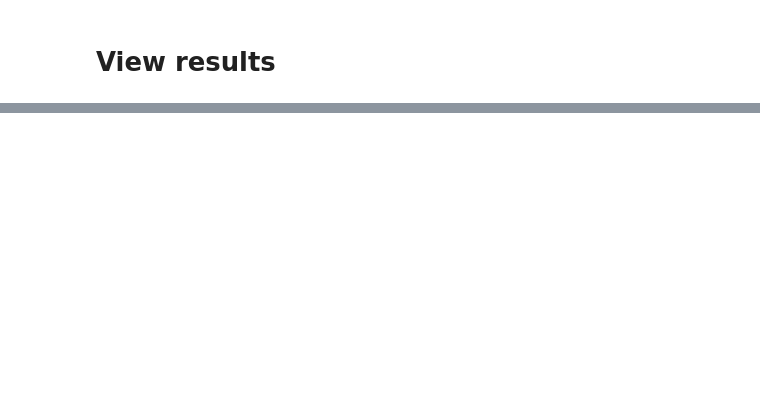
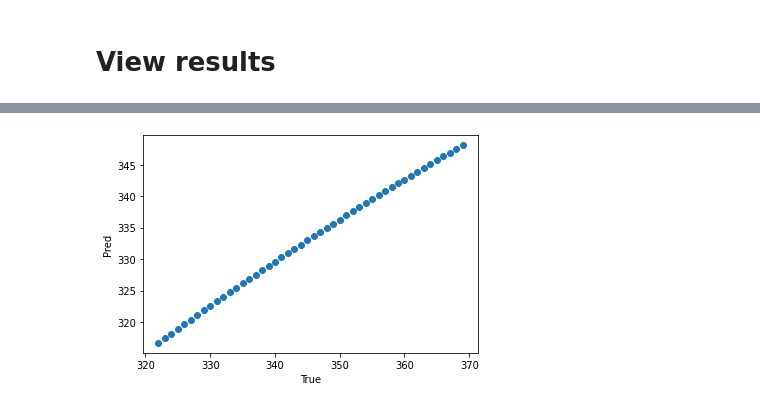
Before and after one commit to kysolvik/playa-inundation, a Jupyter notebook: playa-inundation/modeling/lstm_simplify.ipynb, the cells around one changed output, grey strips where cells are left out. Cells and saved outputs as stored; diff of their text form; code cells hidden in the pictures; blank space fills up the shorter version.

```diff
--- a/playa-inundation/modeling/lstm_simplify.ipynb
+++ b/playa-inundation/modeling/lstm_simplify.ipynb
@@ -55,8 +63,7 @@ batch_size = 2
 
 early_stopping=100000 # Set high if not needed
 # %%
-def split_by_id(x, y):
-    seq_length = np.sum((x[:,-1]==x[0,-1]))
+def split_by_id(x, y, seq_length):
     seq_starts = np.arange(0, x.shape[0], seq_length)
     x_arr = np.array([np.array(x[i:(i+seq_length)]) for i in seq_starts])
     y_arr = np.array([np.array(y[i:(i+seq_length)]) for i in seq_starts])
@@ -167,14 +177,17 @@ for t in range(num_epochs):
     # List to store all predictions
     all_train_pred = []
     all_val_pred = []
-    for x_batch, y_batch in train_loader:
+    for x_batch, y_batch, val_x_batch, val_y_batch in train_val_loader:
 
         # Clear stored gradient
         optimiser.zero_grad()
 
+        # Init hidden state
+        model.init_hidden(batch_size=x_batch.size(0))
+
         # Training: Predict and calc loss
         train_pred = model(x_batch)
-        loss = l1_loss(train_pred.view(x_batch.size(0), -1), y_batch)
+        loss = l1_loss(train_pred.view(len(train_pred), -1), y_batch)
         all_train_pred.append(train_pred)
 
         # Tracking mean loss across batches
@@ -182,19 +195,15 @@ for t in range(num_epochs):
         total_items += train_pred.shape[0]
 
 
-#         # Validation: predict and calc loss
-#         val_pred = model(val_x_batch)
-#         # Flatten to (batch_size*timesteps) x 4
-#         val_pred = val_pred.view(val_pred.shape[0]*val_pred.shape[1], 4)
-#         all_val_pred.append(val_pred)
-#         val_loss = zoib.zoib_loss(
-#             val_pred,
-#             val_y_batch.view(val_y_batch.shape[0]*val_y_batch.shape[1], 1)[:,0]  # Flatten to (batch_size*timesteps) X 1
-#         ).float()
+        # Validation: predict and calc loss
+        val_pred = model(val_x_batch)
+        val_loss = l1_loss(val_pred.view(len(val_pred), -1), val_y_batch)
 
-#         # Tracking mean loss across batches
-#         val_epoch_loss += val_pred.shape[0]*val_loss.item()
-#         val_total_items += val_pred.shape[0]
+        all_val_pred.append(val_pred)
+
+        # Tracking mean loss across batches
+        val_epoch_loss += val_pred.shape[0]*val_loss.item()
+        val_total_items += val_pred.shape[0]
 
 
         # Backward pass
@@ -207,11 +216,11 @@ for t in range(num_epochs):
     scheduler.step()
 
     epoch_loss = epoch_loss/total_items
-#     val_epoch_loss = val_epoch_loss/val_total_items
+    val_epoch_loss = val_epoch_loss/val_total_items
     loss_history.append(epoch_loss)
-#     val_loss_history.append(val_epoch_loss)
+    val_loss_history.append(val_epoch_loss)
     if t%10==0:
-        print("Epoch ", t, "Train Loss: ", epoch_loss, "LR: ", optimiser.param_groups[0]["lr"])
+        print("Epoch ", t, "Train Loss: ", epoch_loss, "Val Loss:", val_epoch_loss, "LR: ", optimiser.param_groups[0]["lr"])
 
     if np.isnan(epoch_loss):
         break
@@ -221,7 +230,7 @@ for t in range(num_epochs):
         i = 0
         # Save best loss, predictoins, and hidden state
         best_loss = epoch_loss
-        best_train_pred = torch.cat(all_train_pred, dim=0)
-#         best_val_pred = torch.cat(all_val_pred, dim=0)
+        best_train_pred = torch.cat(all_train_pred.copy(), dim=0)
+        best_val_pred = torch.cat(all_val_pred.copy(), dim=0)
     if (i > early_stopping):
         break
@@ -238,0 +278,7 @@ pd.DataFrame({'Pred':best_train_pred.detach().numpy().flatten(), 'True':train_y.
+# %%
+plt.scatter(val_y.flatten(), best_val_pred.detach().numpy().flatten())
+plt.xlabel('True')
+plt.ylabel('Pred')
+plt.show()
+# %% [output]
+[figure, added]
```
Also changed, not shown: parts of 13 cells of this notebook.
